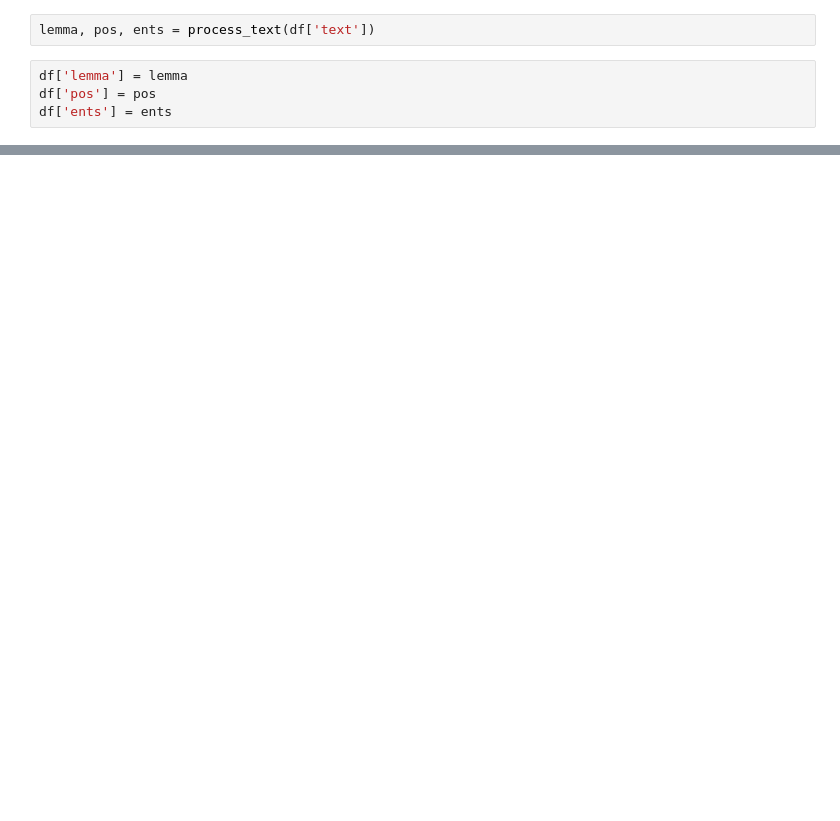
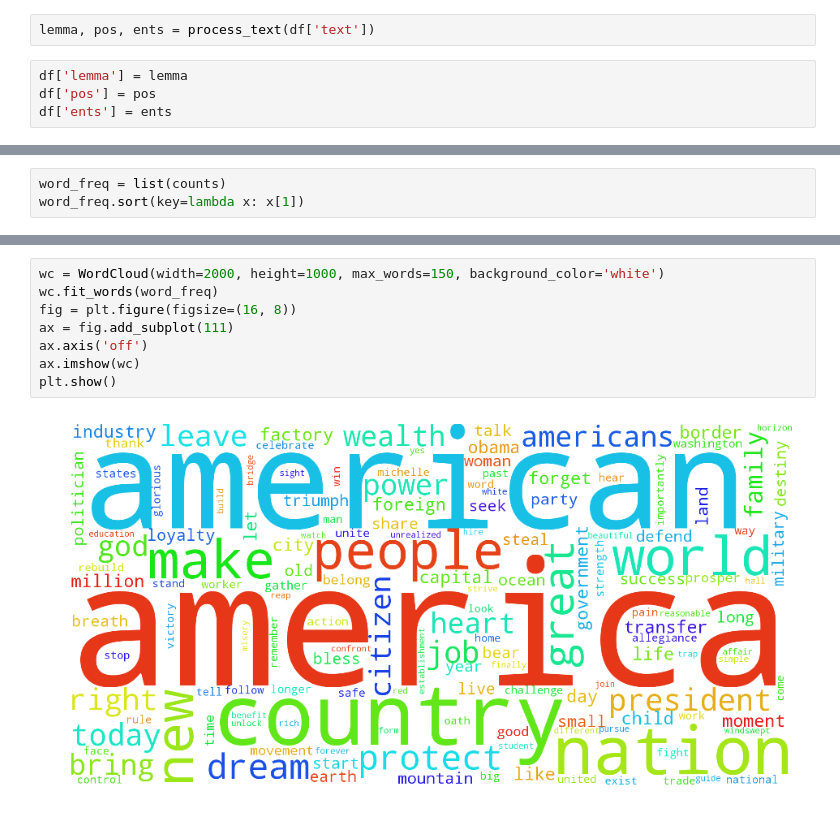
Before and after one commit to THEdavehogue/inauguration-NLP, a Jupyter notebook: trump_inauguration_analysis.ipynb, the cells around one changed output, grey strips where cells are left out. Drawn from its saved outputs; the diff is of its cells as text; blank space fills up the shorter version.

```diff
--- a/trump_inauguration_analysis.ipynb
+++ b/trump_inauguration_analysis.ipynb
@@ -107,0 +122,3 @@ df
+# %%
+word_freq = list(counts)
+word_freq.sort(key=lambda x: x[1])
@@ -107,0 +129,10 @@ df
+# %%
+wc = WordCloud(width=2000, height=1000, max_words=150, background_color='white')
+wc.fit_words(word_freq)
+fig = plt.figure(figsize=(16, 8))
+ax = fig.add_subplot(111)
+ax.axis('off')
+ax.imshow(wc)
+plt.show()
+# %% [output]
+[figure, added]
```
Also changed, not shown: parts of 12 cells of this notebook, 2 other files.
